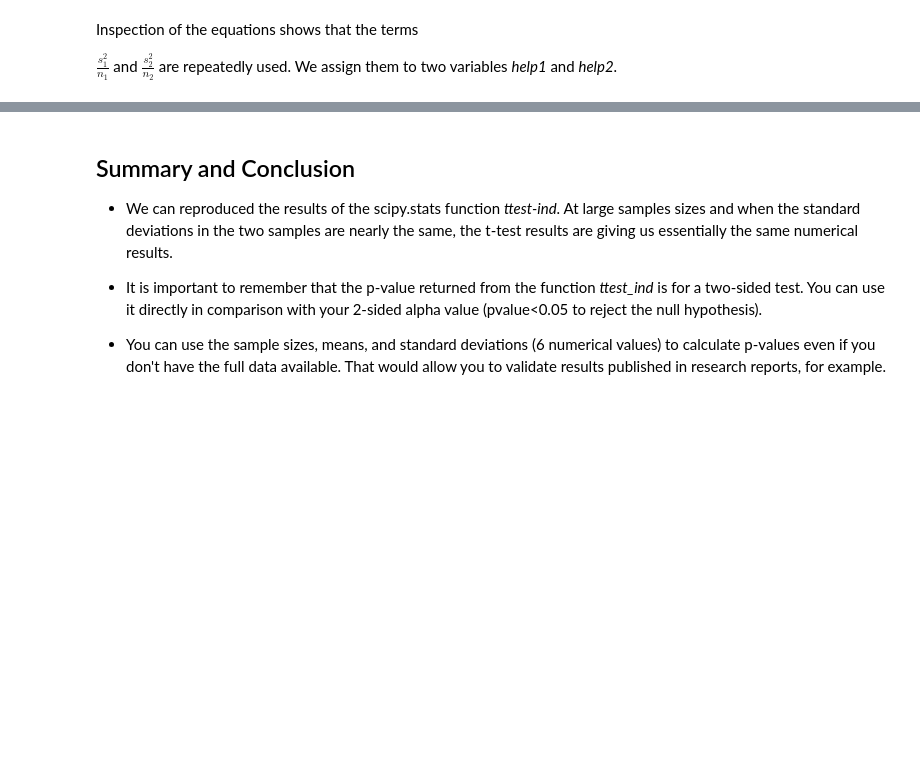
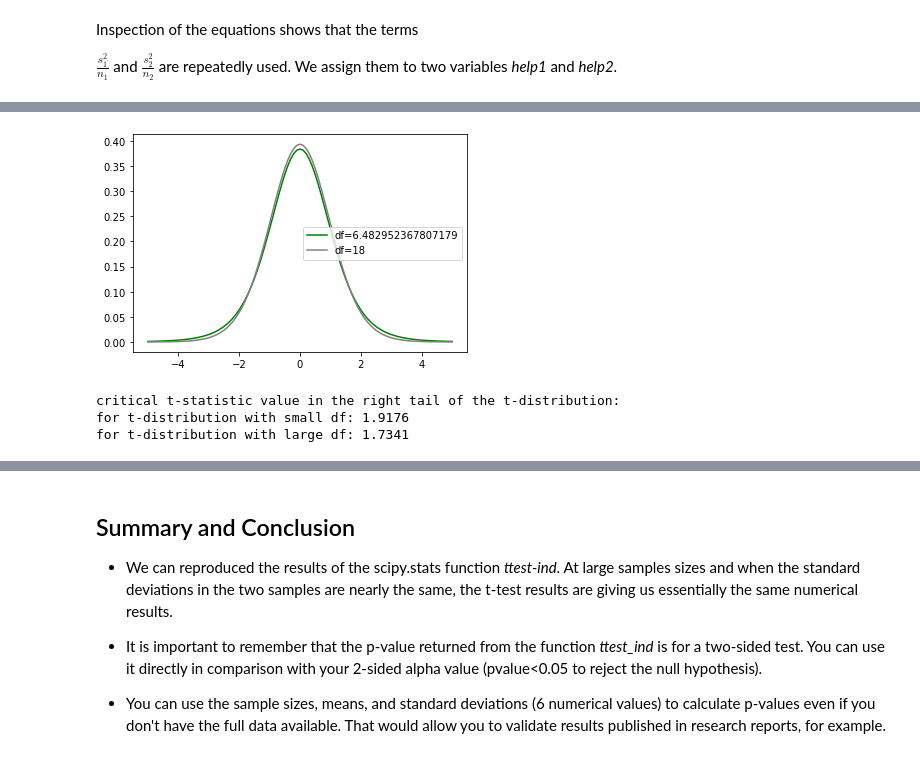
Before and after one commit to oet808/ATMENV315, a Jupyter notebook: unit8/two_sample_ttest_equations_additional_explanations.ipynb, the cells around one changed output, grey strips where cells are left out. Drawn from its saved outputs; the diff is of its cells as text; code cells hidden in the pictures; blank space fills up the shorter version.

```diff
--- a/unit8/two_sample_ttest_equations_additional_explanations.ipynb
+++ b/unit8/two_sample_ttest_equations_additional_explanations.ipynb
@@ -140 +140,28 @@ calculated degrees of freedom with 'complicated formula' df = 17.9948
 simple df calculation df=n1+n2-2:  18
+# %%
+# let's compare the t-distributions for the two degrees of freedom
+
+x=np.arange(-5,5.1,0.1)
+tdist_df_small=t.pdf(x,df=df)
+tdist_df_large=t.pdf(x,df=n1+n2-2)
+
+plt.plot(x,tdist_df_small,color='green',label='df='+str(df))
+plt.plot(x,tdist_df_large,color='gray',label='df='+str(n1+n2-2))
+
+plt.legend()
+plt.show()
+# %% [output]
+[figure, added]
+# %%
+# and the lookup for the 0.95 percentile
+
+tcrit_small_df=t.ppf(0.95,df=df)
+tcrit_large_df=t.ppf(0.95,df=n1+n2-2)
+
+print("critical t-statistic value in the right tail of the t-distribution:")
+print("for t-distribution with small df: %.4f" % tcrit_small_df)
+print("for t-distribution with large df: %.4f" % tcrit_large_df)
+# %% [output]
+critical t-statistic value in the right tail of the t-distribution:
+for t-distribution with small df: 1.9176
+for t-distribution with large df: 1.7341
```
Also changed, not shown: parts of 5 cells of this notebook, 1 other file.
